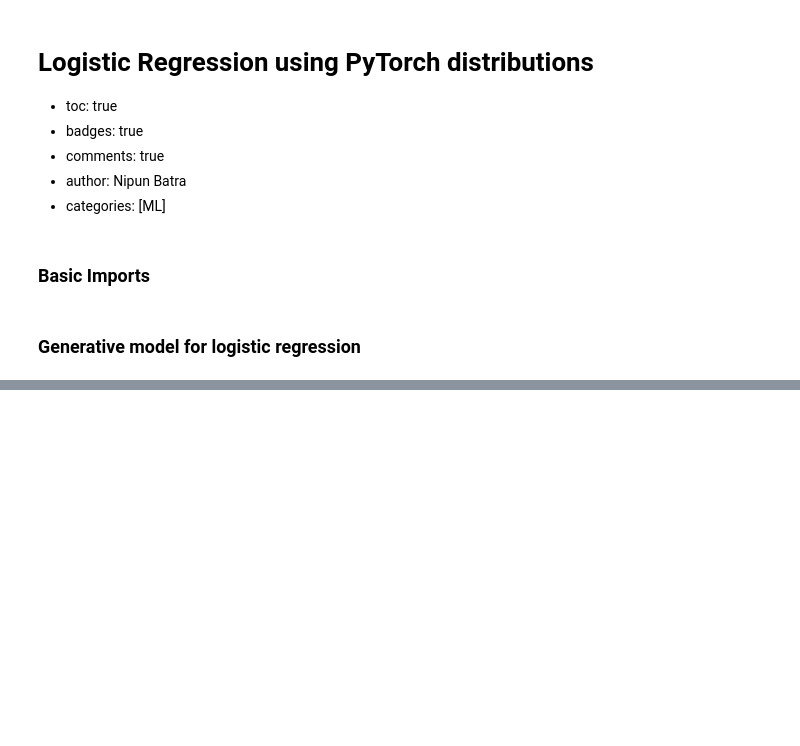
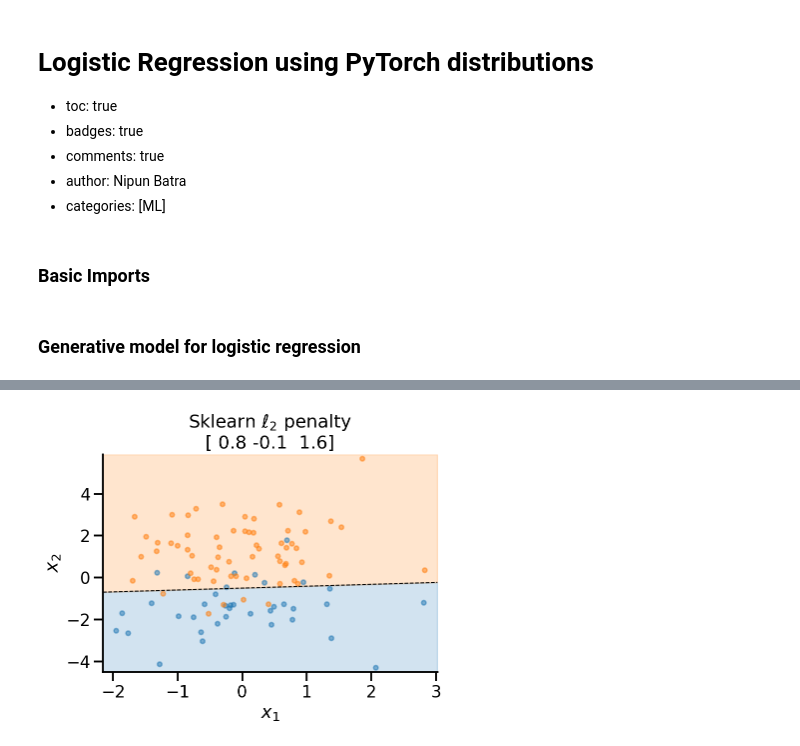
Before and after one commit to nipunbatra/blog-old, a Jupyter notebook: _notebooks/2022-02-14-logistic-regression.ipynb, the cells around one changed output, grey strips where cells are left out. Cells and saved outputs as stored; diff of their text form; code cells hidden in the pictures; blank space fills up the shorter version.

```diff
--- a/_notebooks/2022-02-14-logistic-regression.ipynb
+++ b/_notebooks/2022-02-14-logistic-regression.ipynb
@@ -44,0 +96,9 @@ tensor([ 1.3444, -0.6583])
+# %%
+plot_fit(
+    x_sample,
+    y_sample,
+    np.concatenate((lr_l2.intercept_.reshape(-1, 1), lr_l2.coef_), axis=1).flatten(),
+    r"Sklearn $\ell_2$ penalty ",
+)
+# %% [output]
+[figure, added]
```
Also changed, not shown: parts of 20 cells of this notebook.
